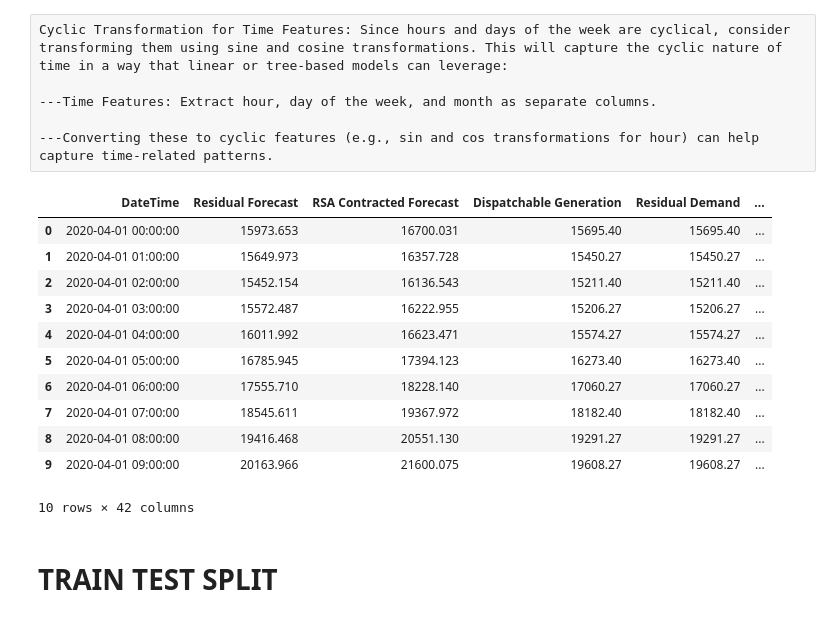
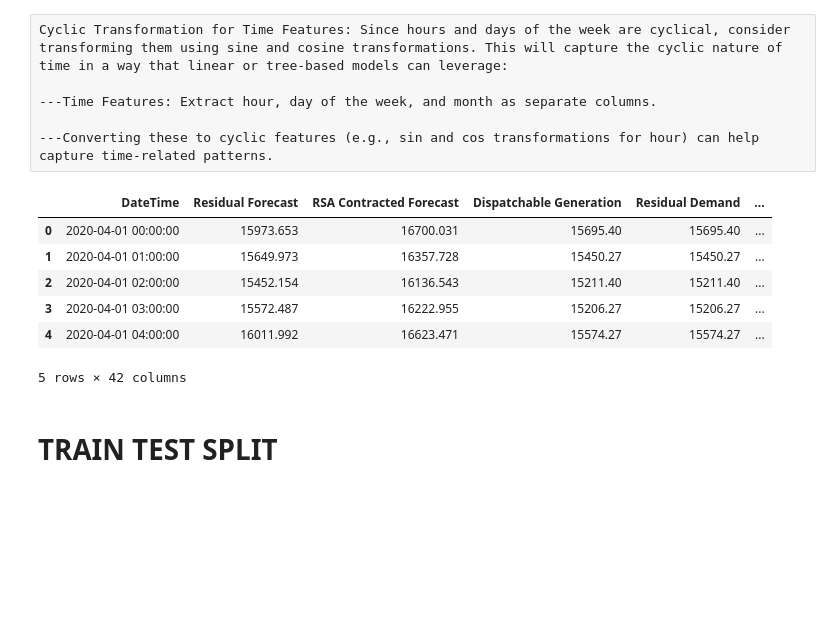
Before and after one commit to MusaIP12/DataScience_Projects, a Jupyter notebook: Eskom_Residual_Demand_Prediction/ResidualDemand.ipynb, the cells around one changed output. Cells and saved outputs as stored; diff of their text form; code cells hidden in the pictures; blank space fills up the shorter version.

```diff
--- a/Eskom_Residual_Demand_Prediction/ResidualDemand.ipynb
+++ b/Eskom_Residual_Demand_Prediction/ResidualDemand.ipynb
@@ -10,3 +3,10 @@ data = pd.read_excel(data_path)
+# %%
+import pandas as pd
+import numpy as np
+
+data_path = r"C:\Users\phiri\DataScience_Projects\Eskom_Residual_Demand_Prediction\Eskom_cleaned.xlsx"
+
+data = pd.read_excel(data_path)
 # %%
 data.head()
 # %% [output]
@@ -116,20 +116,15 @@ data['hour_cos'] = np.cos(2 * np.pi * data['hour'] / 24)
 data['day_of_week_sin'] = np.sin(2 * np.pi * data['day_of_week'] / 7)
 data['day_of_week_cos'] = np.cos(2 * np.pi * data['day_of_week'] / 7)
 # %%
-data.head(10)
+data.head()
 # %% [output]
 |  | DateTime | Residual Forecast | RSA Contracted Forecast | Dispatchable Generation | Residual Demand | ... |
 | 0 | 2020-04-01 00:00:00 | 15973.653 | 16700.031 | 15695.40 | 15695.40 | ... |
 | 1 | 2020-04-01 01:00:00 | 15649.973 | 16357.728 | 15450.27 | 15450.27 | ... |
 | 2 | 2020-04-01 02:00:00 | 15452.154 | 16136.543 | 15211.40 | 15211.40 | ... |
 | 3 | 2020-04-01 03:00:00 | 15572.487 | 16222.955 | 15206.27 | 15206.27 | ... |
 | 4 | 2020-04-01 04:00:00 | 16011.992 | 16623.471 | 15574.27 | 15574.27 | ... |
-| 5 | 2020-04-01 05:00:00 | 16785.945 | 17394.123 | 16273.40 | 16273.40 | ... |
-| 6 | 2020-04-01 06:00:00 | 17555.710 | 18228.140 | 17060.27 | 17060.27 | ... |
-| 7 | 2020-04-01 07:00:00 | 18545.611 | 19367.972 | 18182.40 | 18182.40 | ... |
-| 8 | 2020-04-01 08:00:00 | 19416.468 | 20551.130 | 19291.27 | 19291.27 | ... |
-| 9 | 2020-04-01 09:00:00 | 20163.966 | 21600.075 | 19608.27 | 19608.27 | ... |
-10 rows × 42 columns
+5 rows × 42 columns
 # %% [markdown]
 # TRAIN TEST SPLIT
 # %%
```
Also changed, not shown: parts of 4 cells of this notebook, 4 other files.
